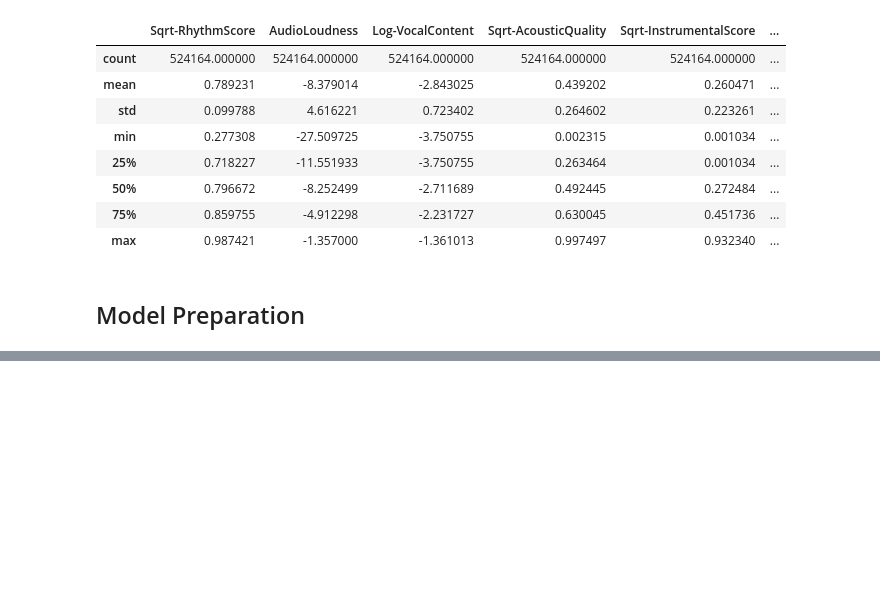
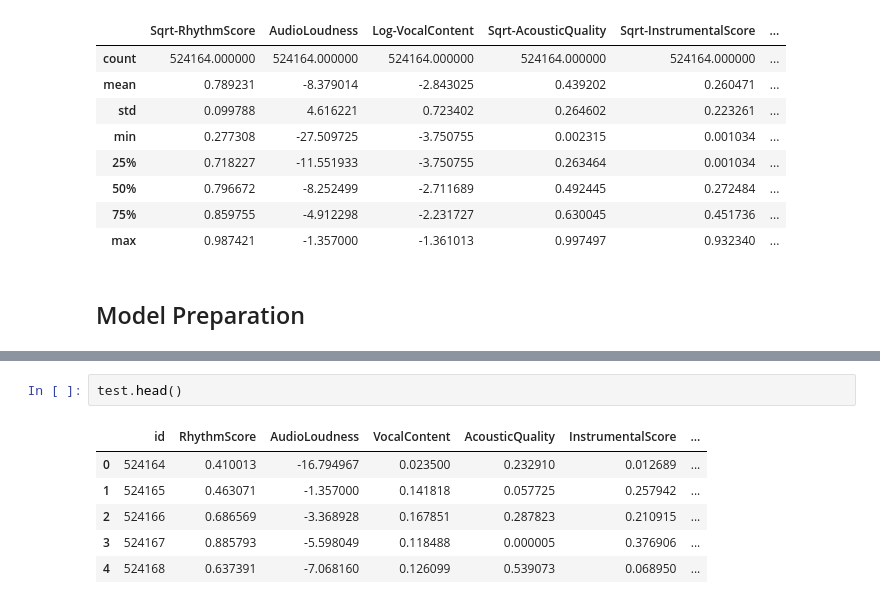
Before and after one commit to JustinAbner/Kaggle_Competitions, a Jupyter notebook: Predicting the Beats-per-Minute of Songs/BeatsPerMin.ipynb, the cells around one changed output, grey strips where cells are left out. Cells and saved outputs as stored; diff of their text form; blank space fills up the shorter version.

```diff
--- a/Predicting the Beats-per-Minute of Songs/BeatsPerMin.ipynb
+++ b/Predicting the Beats-per-Minute of Songs/BeatsPerMin.ipynb
@@ -223,0 +302,9 @@ array([[-0.12333974,  0.16075334, -1.25480856, ..., -0.64740531,
+# %%
+test.head()
+# %% [output]
+|  | id | RhythmScore | AudioLoudness | VocalContent | AcousticQuality | InstrumentalScore | ... |
+| 0 | 524164 | 0.410013 | -16.794967 | 0.023500 | 0.232910 | 0.012689 | ... |
+| 1 | 524165 | 0.463071 | -1.357000 | 0.141818 | 0.057725 | 0.257942 | ... |
+| 2 | 524166 | 0.686569 | -3.368928 | 0.167851 | 0.287823 | 0.210915 | ... |
+| 3 | 524167 | 0.885793 | -5.598049 | 0.118488 | 0.000005 | 0.376906 | ... |
+| 4 | 524168 | 0.637391 | -7.068160 | 0.126099 | 0.539073 | 0.068950 | ... |
```
Also changed, not shown: parts of 22 cells of this notebook.
